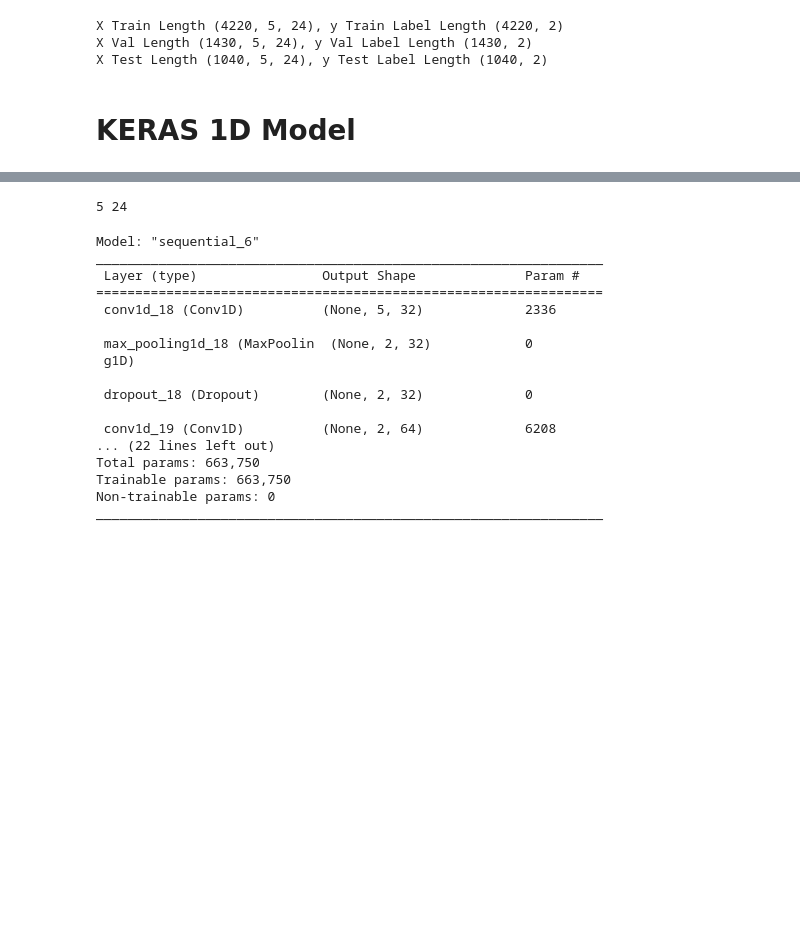
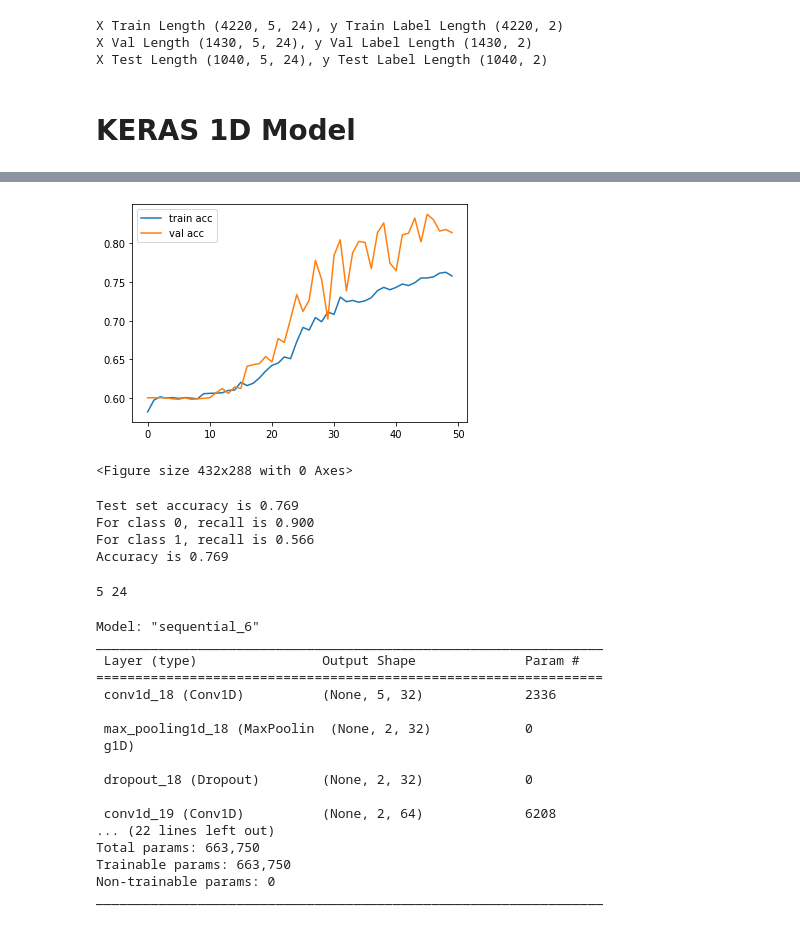
Before and after one commit to Cloblak/aipi540_deeplearning, a Jupyter notebook: 1D_CNN_Attempts/CDT1D_CNN_16FEB.ipynb, the cells around one changed output, grey strips where cells are left out. Saved outputs shown, nothing was run; the diff lists cells and outputs as text; code cells hidden in the pictures; blank space fills up the shorter version.

```diff
--- a/1D_CNN_Attempts/CDT1D_CNN_16FEB.ipynb
+++ b/1D_CNN_Attempts/CDT1D_CNN_16FEB.ipynb
@@ -761,0 +830,9 @@ from tensorflow.keras.optimizers import Adam, Nadam
+# %%
+plt.plot(hist.history['accuracy'], label='train acc')
+plt.plot(hist.history['val_accuracy'], label='val acc')
+plt.legend()
+plt.show()
+plt.savefig('AccVal_acc')
+# %% [output]
+[figure, added]
+<Figure size 432x288 with 0 Axes>
@@ -762,3 +841,31 @@ from tensorflow.keras.optimizers import Adam, Nadam
+# %%
+# Calculate the accuracy
+test_preds = np.argmax(y_pred, axis=1)
+y_true = np.argmax(y_test, axis=1)
+test_acc = np.sum(test_preds == y_true)/y_true.shape[0]
+
+# Recall for each class
+recall_vals = []
+for i in range(3):
+    class_idx = np.argwhere(y_true==i)
+    total = len(class_idx)
+    correct = np.sum(test_preds[class_idx]==i)
+    recall = correct / total
+    recall_vals.append(recall)
+
+classes = [0,1]
+# Calculate the test set accuracy and recall for each class
+print('Test set accuracy is {:.3f}'.format(test_acc))
+for i in range(2):
+    print('For class {}, recall is {:.3f}'.format(classes[i],recall_vals[i]))
+
+print("Accuracy is {:.3f}".format(test_acc))
+# print("Weighted F score is {:.3f}".format(calculate_weighted_f_score(y_true, y_pred)))
+# %% [output]
+Test set accuracy is 0.769
+For class 0, recall is 0.900
+For class 1, recall is 0.566
+Accuracy is 0.769
 # %%
 def calculate_weighted_f_score(y_true, y_pred):
   test_preds = np.argmax(y_pred, axis=1)
```
Also changed, not shown: parts of 8 cells of this notebook.
